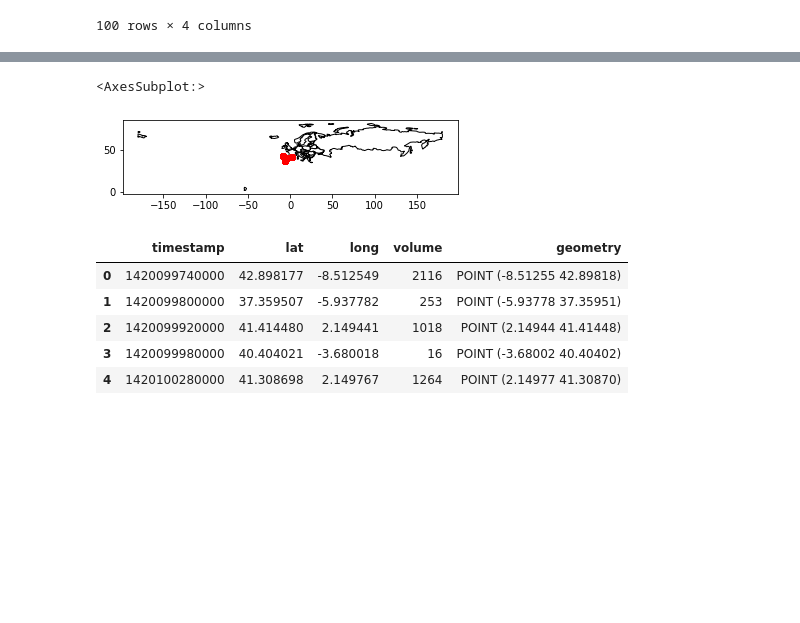
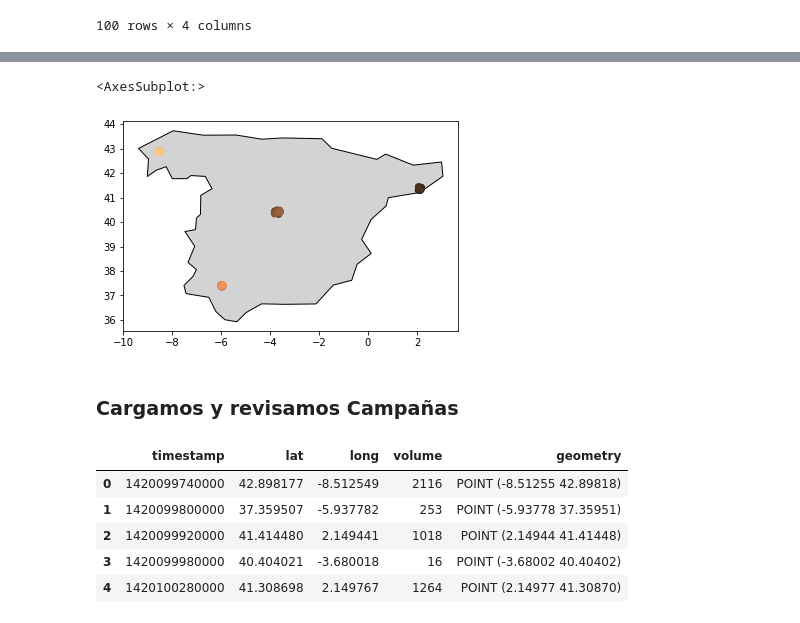
Before and after one commit to castares/effectiveness_by_campaign, a Jupyter notebook: data_exploration.ipynb, the cells around one changed output, grey strips where cells are left out. Saved outputs shown, nothing was run; the diff lists cells and outputs as text; code cells hidden in the pictures; blank space fills up the shorter version.

```diff
--- a/data_exploration.ipynb
+++ b/data_exploration.ipynb
@@ -47,9 +99,11 @@ restaurants
 # %%
-ax = world[world.continent == 'Europe'].plot(color='white', edgecolor='black')
-restaurants.plot(ax=ax, color='red')
+ax = world[world.name == 'Spain'].plot(color='lightgrey', edgecolor='black')
+restaurants.plot(ax=ax,cmap="copper", cax=1)
 # %% [output]
 <AxesSubplot:>
-[figure, old version]
+[figure, new version]
+# %% [markdown]
+### Cargamos y revisamos Campañas
 # %%
 campaigns = pd.read_csv("./data/publicidad.csv", names=["timestamp", "lat", "long", "volume"])
 campaigns = gpd.GeoDataFrame(campaigns, geometry=gpd.points_from_xy(campaigns.long, campaigns.lat))
```
Also changed, not shown: parts of 57 cells of this notebook.
